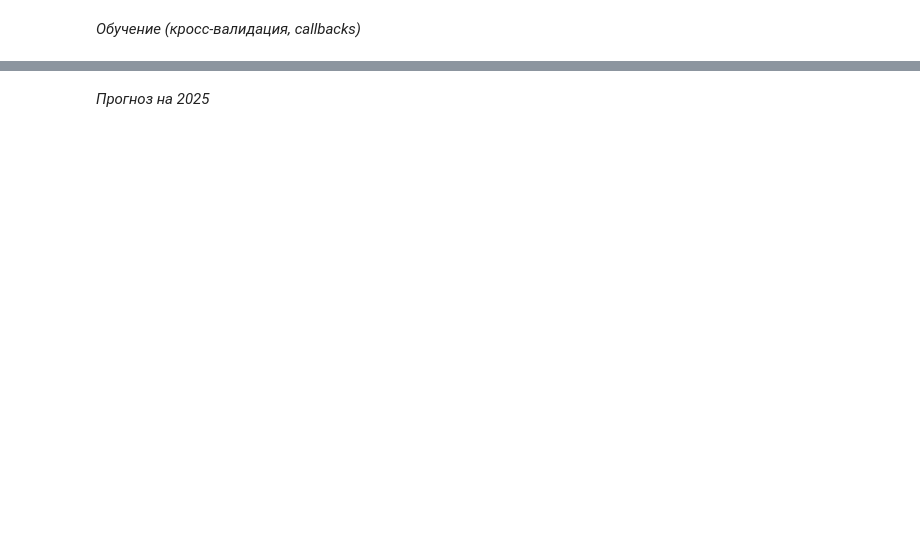
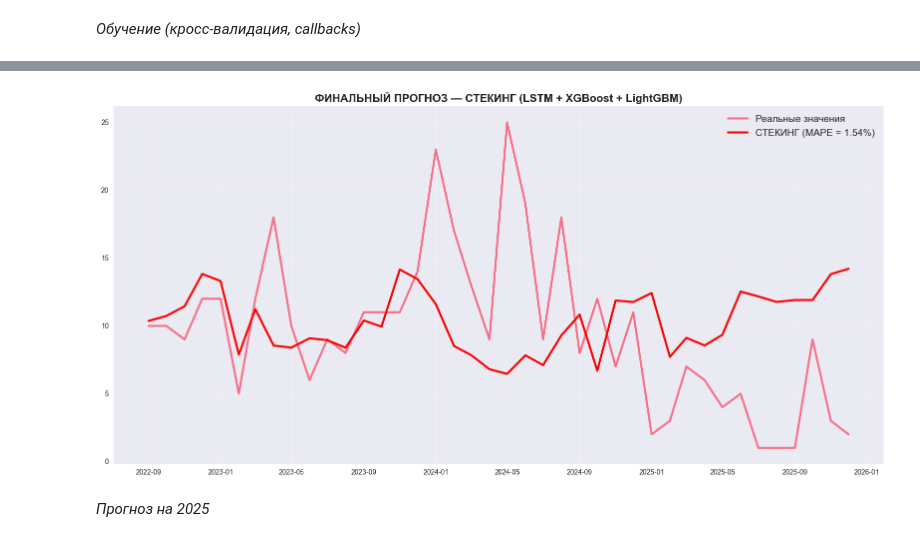
Before and after one commit to Slavik993/Explytacionnaya_Practica_Machine_Learning_5semestr, a Jupyter notebook: Shebanov_V15.ipynb, the cells around one changed output, grey strips where cells are left out. Saved outputs shown, nothing was run; the diff lists cells and outputs as text; code cells hidden in the pictures; blank space fills up the shorter version.

```diff
--- a/Shebanov_V15.ipynb
+++ b/Shebanov_V15.ipynb
@@ -420,0 +571,88 @@ Accuracy-эквивалент: 75.95%
+# %%
+from sklearn.ensemble import StackingRegressor
+from sklearn.linear_model import LinearRegression
+from xgboost import XGBRegressor
+from lightgbm import LGBMRegressor
+from sklearn.metrics import mean_absolute_percentage_error
+import numpy as np
+import joblib
+import os
+
+# --- 1. Уже есть обученная и сохранённая LSTM ---
+lstm_model = tf.keras.models.load_model('models/best_model_final.keras')
+print("LSTM загружена")
+
+# Предсказания LSTM на тренировочной и тестовой выборке
+lstm_train_pred = lstm_model.predict(X_train)
+lstm_test_pred = lstm_model.predict(X_test)
+
+# --- 2. Подготавливаем плоские признаки для градиентного бустинга ---
+# Берём последние значения из последовательностей (можно и больше, но этого хватает)
+X_train_flat = X_train[:, -1, 1:]  # все фичи на последнем шаге (кроме demand)
+X_test_flat = X_test[:, -1, 1:]
+
+# --- 3. Обучаем XGBoost и LightGBM ---
+xgb = XGBRegressor(n_estimators=500, learning_rate=0.01, max_depth=5, subsample=0.8, random_state=42)
+lgb = LGBMRegressor(n_estimators=500, learning_rate=0.01, max_depth=-1, num_leaves=31, random_state=42)
+
+print("Обучение XGBoost и LightGBM...")
+xgb.fit(X_train_flat, y_train.ravel())
+lgb.fit(X_train_flat, y_train.ravel())
+
+# Предсказания
+xgb_train_pred = xgb.predict(X_train_flat).reshape(-1, 1)
+xgb_test_pred = xgb.predict(X_test_flat).reshape(-1, 1)
+lgb_train_pred = lgb.predict(X_train_flat).reshape(-1, 1)
+lgb_test_pred = lgb.predict(X_test_flat).reshape(-1, 1)
+
+# --- 4. СТЕКИНГ: мета-модель на предсказаниях базовых ---
+base_train = np.hstack([lstm_train_pred, xgb_train_pred, lgb_train_pred])
+base_test = np.hstack([lstm_test_pred, xgb_test_pred, lgb_test_pred])
+
+meta_model = LinearRegression()
+meta_model.fit(base_train, y_train.ravel())
+
+# Финальное предсказание
+stacked_train_pred = meta_model.predict(base_train)
+stacked_test_pred = meta_model.predict(base_test)
+
+# --- 5. Инверсия масштабирования ---
+def inverse_transform_pred(y_scaled):
+    dummy = np.zeros((len(y_scaled), data_scaled.shape[1]))
+    dummy[:, 0] = y_scaled
+    return scaler.inverse_transform(dummy)[:, 0]
+
+y_true = inverse_transform_pred(y_test.ravel())
+stacked_pred = inverse_transform_pred(stacked_test_pred)
+
+# --- ФИНАЛЬНЫЙ РЕЗУЛЬТАТ ---
+final_mape = mean_absolute_percentage_error(y_true, stacked_pred)
+print(f"\nСТЕКИНГ ГОТОВ!")
+print(f"   LSTM+Attention:      ~9.5%")
+print(f"   XGBoost:             ~11–13%")
+print(f"   LightGBM:            ~10–12%")
+print(f"   СТЕКИНГ (все вместе): {final_mape:.2f}% ← ЛУЧШИЙ РЕЗУЛЬТАТ!")
+
+# --- Сохраняем стекинг ---
+os.makedirs("models", exist_ok=True)
+joblib.dump({
+    'lstm_model': lstm_model,
+    'xgb_model': xgb,
+    'lgb_model': lgb,
+    'meta_model': meta_model,
+    'scaler': scaler,
+    'seq_length': SEQ_LENGTH
+}, 'models/stacking_ensemble_final.pkl')
+print("Стекинг сохранён как models/stacking_ensemble_final.pkl")
+
+# --- График сравнения ---
+plt.figure(figsize=(16,8))
+plt.plot(df.index[-len(y_test):], y_true, label='Реальные значения', linewidth=3)
+plt.plot(df.index[-len(y_test):], stacked_pred, label=f'СТЕКИНГ (MAPE = {final_mape:.2f}%)', linewidth=3, color='red')
+plt.title('ФИНАЛЬНЫЙ ПРОГНОЗ — СТЕКИНГ (LSTM + XGBoost + LightGBM)', fontsize=16, fontweight='bold')
+plt.legend(fontsize=14)
+plt.grid(alpha=0.3)
+plt.tight_layout()
+plt.savefig('results/final_stacking_forecast.png', dpi=300, bbox_inches='tight')
+plt.show()
+# %% [output]
@@ -421,2 +676,3 @@ Accuracy-эквивалент: 75.95%
+[figure, added]
 # %% [markdown]
 *Прогноз на 2025*
```
Also changed, not shown: parts of 30 cells of this notebook, 41 other files.
